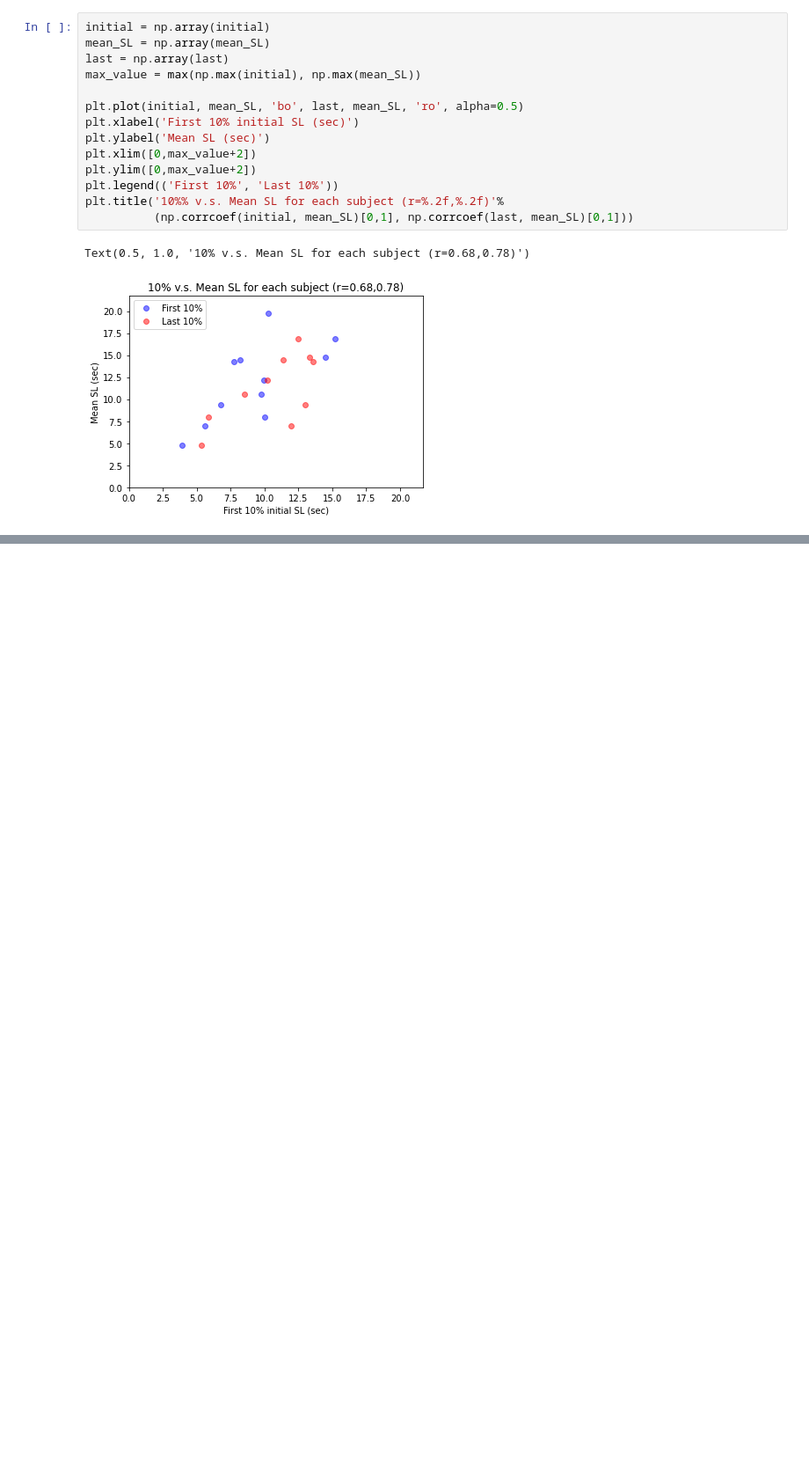
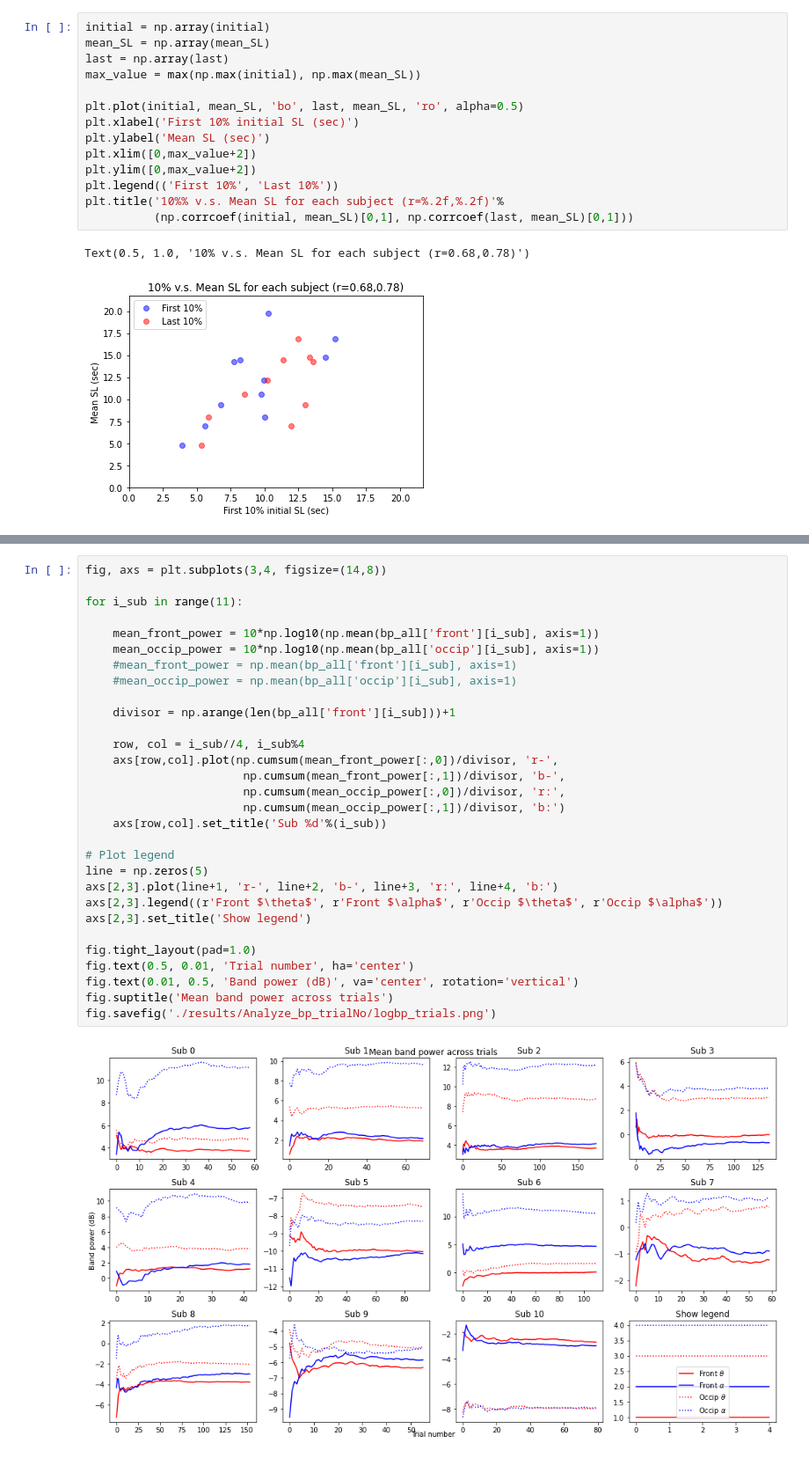
Before and after one commit to hundredball/Math24, a Jupyter notebook: Analyze_data.ipynb, the cells around one changed output, grey strips where cells are left out. Shown at 88% size. Cells and saved outputs as stored; diff of their text form; blank space fills up the shorter version.

Commit message:
Fix bug when removing baseline, add analysis of bandpower across trials

```diff
--- a/Analyze_data.ipynb
+++ b/Analyze_data.ipynb
@@ -485,0 +602,32 @@ Text(0.5, 1.0, '10% v.s. Mean SL for each subject (r=0.68,0.78)')
+# %%
+fig, axs = plt.subplots(3,4, figsize=(14,8))
+
+for i_sub in range(11):
+
+    mean_front_power = 10*np.log10(np.mean(bp_all['front'][i_sub], axis=1))
+    mean_occip_power = 10*np.log10(np.mean(bp_all['occip'][i_sub], axis=1))
+    #mean_front_power = np.mean(bp_all['front'][i_sub], axis=1)
+    #mean_occip_power = np.mean(bp_all['occip'][i_sub], axis=1)
+
+    divisor = np.arange(len(bp_all['front'][i_sub]))+1
+
+    row, col = i_sub//4, i_sub%4
+    axs[row,col].plot(np.cumsum(mean_front_power[:,0])/divisor, 'r-',
+                       np.cumsum(mean_front_power[:,1])/divisor, 'b-',
+                       np.cumsum(mean_occip_power[:,0])/divisor, 'r:',
+                       np.cumsum(mean_occip_power[:,1])/divisor, 'b:')
+    axs[row,col].set_title('Sub %d'%(i_sub))
+
+# Plot legend
+line = np.zeros(5)
+axs[2,3].plot(line+1, 'r-', line+2, 'b-', line+3, 'r:', line+4, 'b:')
+axs[2,3].legend((r'Front $\theta$', r'Front $\alpha$', r'Occip $\theta$', r'Occip $\alpha$'))
+axs[2,3].set_title('Show legend')
+
+fig.tight_layout(pad=1.0)
+fig.text(0.5, 0.01, 'Trial number', ha='center')
+fig.text(0.01, 0.5, 'Band power (dB)', va='center', rotation='vertical')
+fig.suptitle('Mean band power across trials')
+fig.savefig('./results/Analyze_bp_trialNo/logbp_trials.png')
+# %% [output]
+[figure, added]
```
Also changed, not shown: parts of 9 cells of this notebook, 1 other file.
